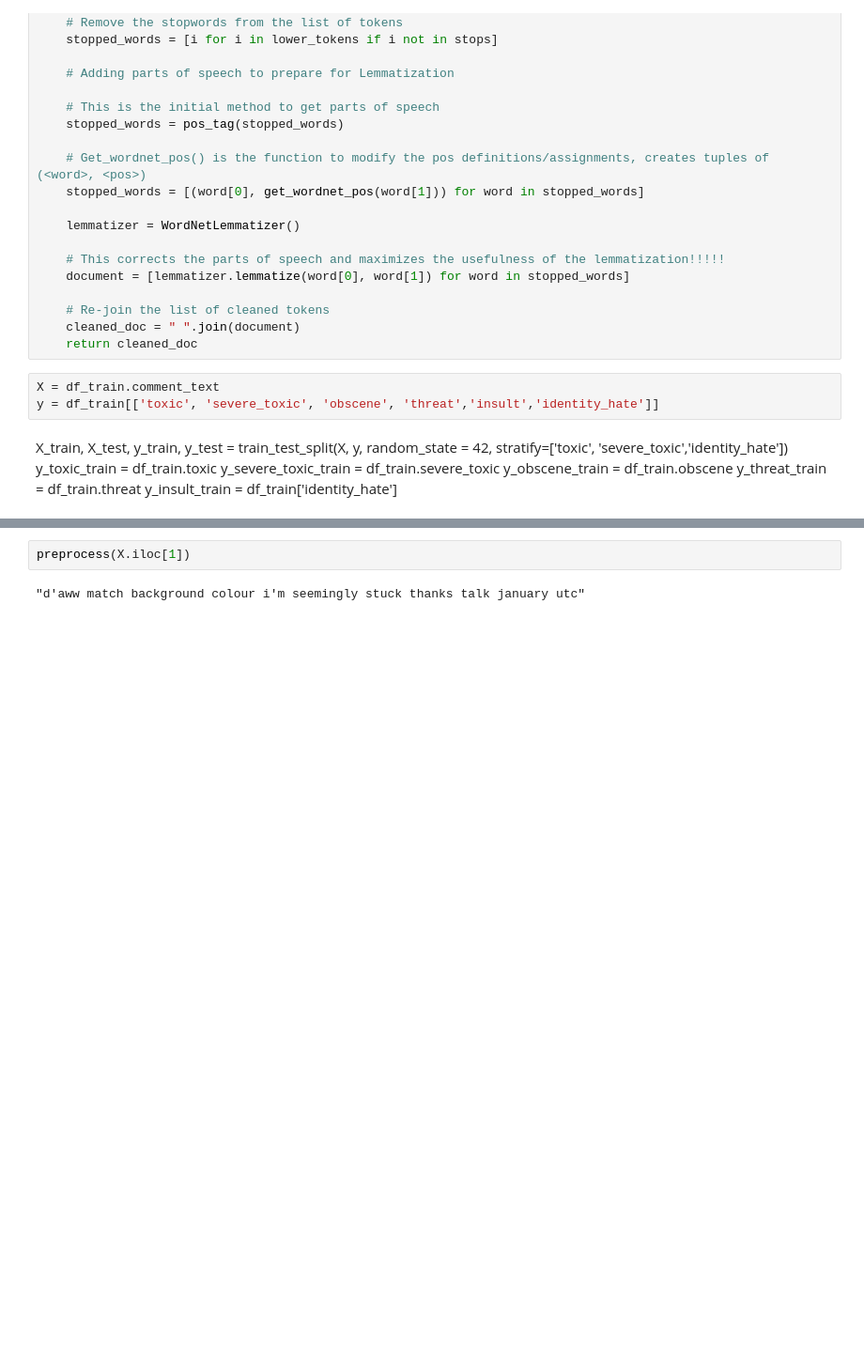
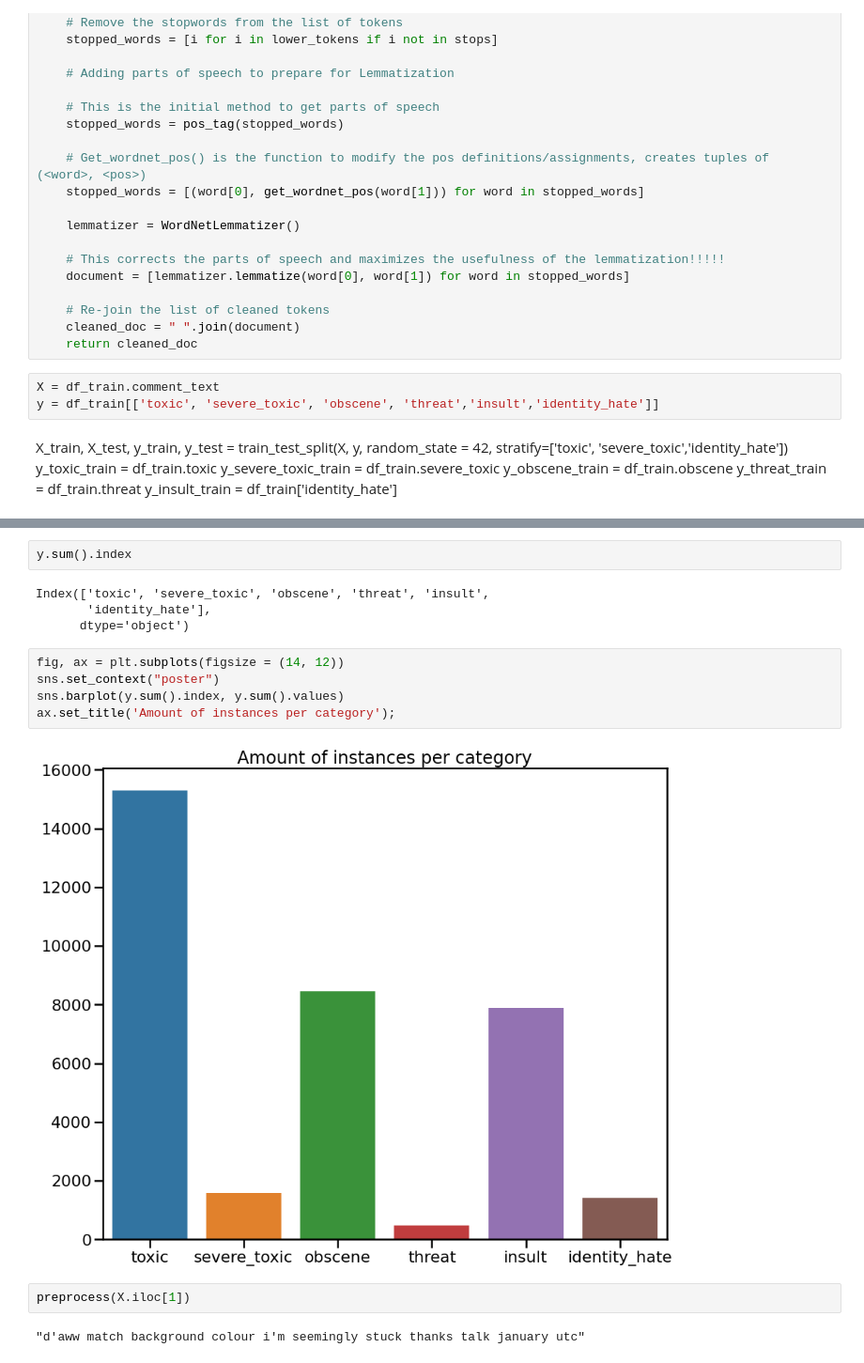
Before and after one commit to Reynch/Toxic-Comment-Classification-Challenge, a Jupyter notebook: EDA_vs.ipynb, the cells around one changed output, grey strips where cells are left out. Shown: that part at 94% size. Drawn from its saved outputs; the diff is of its cells as text; blank space fills up the shorter version.

```diff
--- a/EDA_vs.ipynb
+++ b/EDA_vs.ipynb
@@ -134,3 +147,16 @@ y_insult_train = df_train['identity_hate']
+# %%
+y.sum().index
+# %% [output]
+Index(['toxic', 'severe_toxic', 'obscene', 'threat', 'insult',
+       'identity_hate'],
+      dtype='object')
+# %%
+fig, ax = plt.subplots(figsize = (14, 12))
+sns.set_context("poster")
+sns.barplot(y.sum().index, y.sum().values)
+ax.set_title('Amount of instances per category');
+# %% [output]
+[figure, added]
 # %%
 preprocess(X.iloc[1])
 # %% [output]
```
Also changed, not shown: parts of 64 cells of this notebook, 3 other files.
